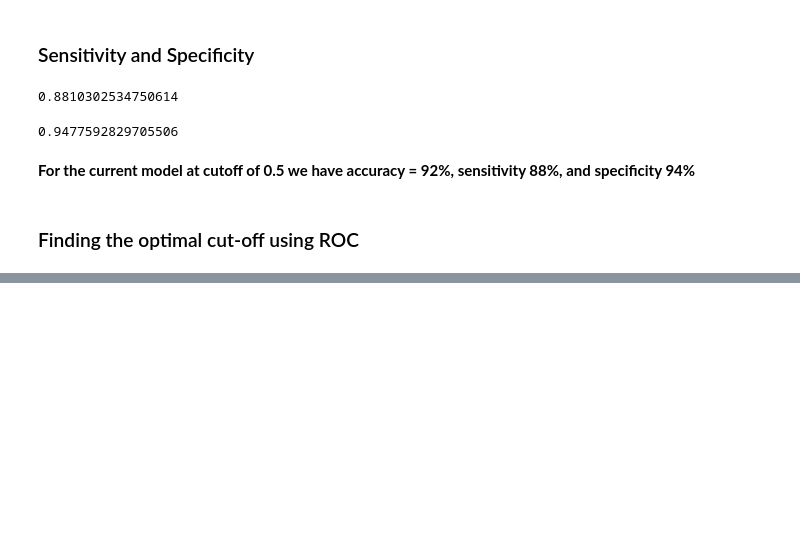
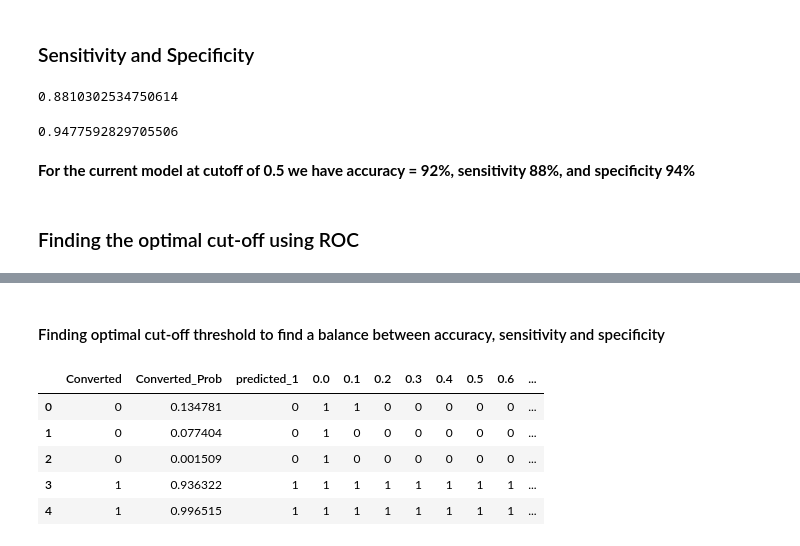
Before and after one commit to vivekvresearch/lead_scoring_VV_TA, a Jupyter notebook: Lead_scoring_case_VV_TA.ipynb, the cells around one changed output, grey strips where cells are left out. Drawn from its saved outputs; the diff is of its cells as text; code cells hidden in the pictures; blank space fills up the shorter version.

```diff
--- a/Lead_scoring_case_VV_TA.ipynb
+++ b/Lead_scoring_case_VV_TA.ipynb
@@ -1764,0 +1760,16 @@ TN/(TN+FP)
+# %% [markdown]
+#### Finding optimal cut-off threshold to find a balance between accuracy, sensitivity and specificity
+# %%
+# Let's create columns with different cutoff thresholds
+cutoff_thresholds = [float(x)/20 for x in range(20)]
+
+for i in cutoff_thresholds:
+    y_train_pred_final[i]= y_train_pred_final.Converted_Prob.map(lambda x: 1 if x > i else 0)
+y_train_pred_final.head()
+# %% [output]
+|  | Converted | Converted_Prob | predicted_1 | 0.0 | 0.1 | 0.2 | 0.3 | 0.4 | 0.5 | 0.6 | ... |
+| 0 | 0 | 0.134781 | 0 | 1 | 1 | 0 | 0 | 0 | 0 | 0 | ... |
+| 1 | 0 | 0.077404 | 0 | 1 | 0 | 0 | 0 | 0 | 0 | 0 | ... |
+| 2 | 0 | 0.001509 | 0 | 1 | 0 | 0 | 0 | 0 | 0 | 0 | ... |
+| 3 | 1 | 0.936322 | 1 | 1 | 1 | 1 | 1 | 1 | 1 | 1 | ... |
+| 4 | 1 | 0.996515 | 1 | 1 | 1 | 1 | 1 | 1 | 1 | 1 | ... |
```
Also changed, not shown: parts of 43 cells of this notebook.
